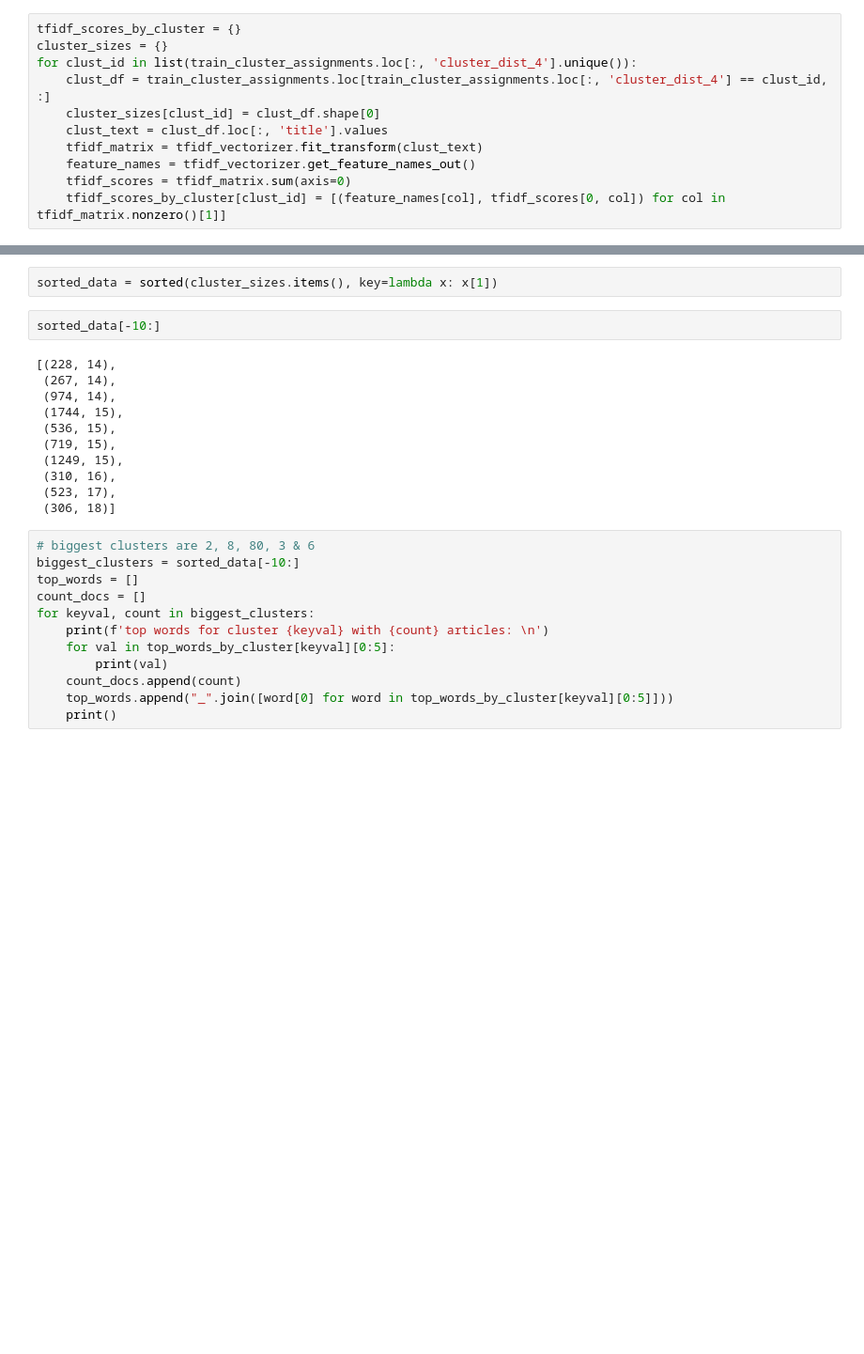
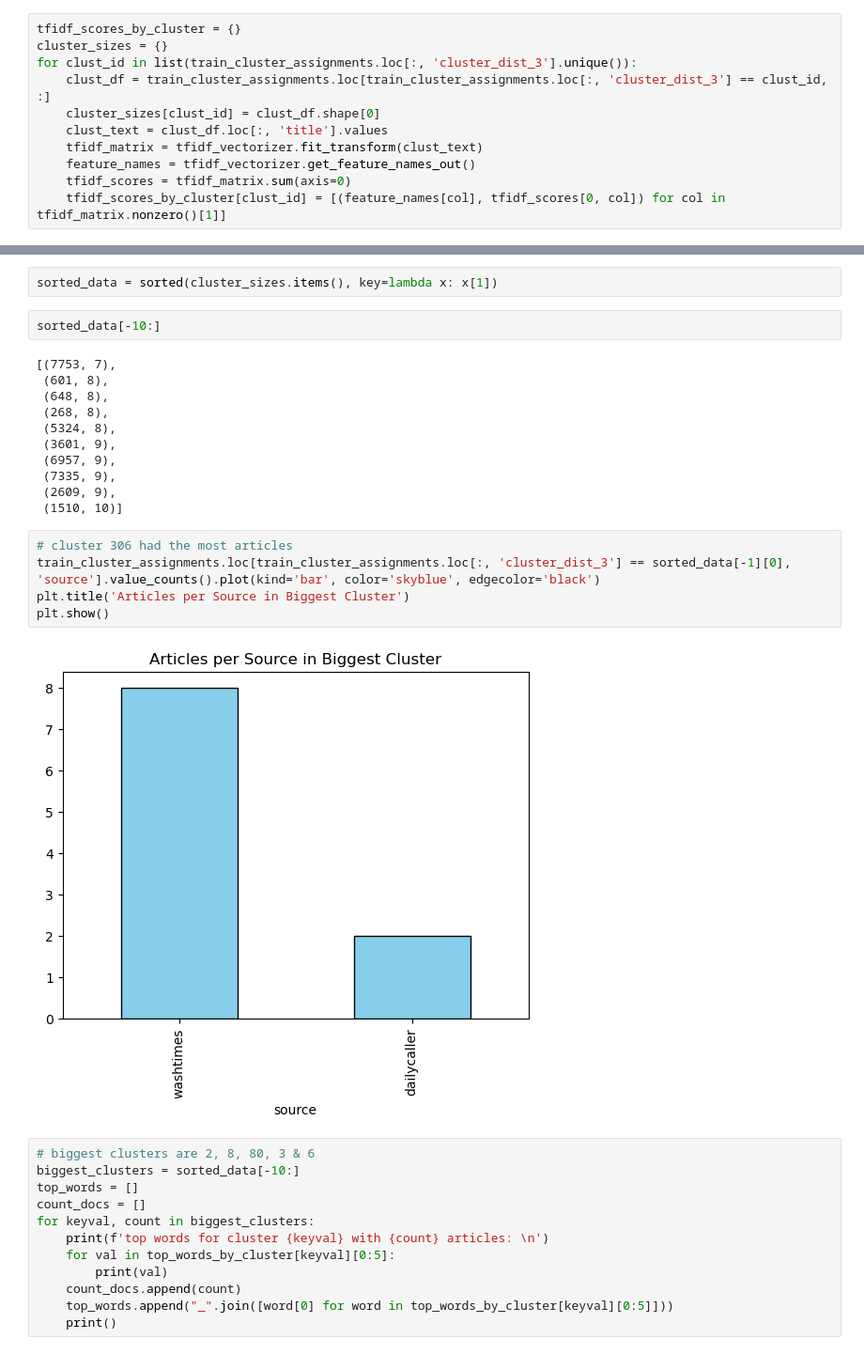
Before and after one commit to meganhmoore/LingoQuartet, a Jupyter notebook: notebooks/megans_hierarchical_part_2.ipynb, the cells around one changed output, grey strips where cells are left out. Shown at 94% size. Cells and saved outputs as stored; diff of their text form; blank space fills up the shorter version.

```diff
--- a/notebooks/megans_hierarchical_part_2.ipynb
+++ b/notebooks/megans_hierarchical_part_2.ipynb
@@ -305,8 +324,8 @@ tfidf_vectorizer = TfidfVectorizer(stop_words=list(stop_words))
 # %%
 tfidf_scores_by_cluster = {}
 cluster_sizes = {}
-for clust_id in list(train_cluster_assignments.loc[:, 'cluster_dist_4'].unique()):
-    clust_df = train_cluster_assignments.loc[train_cluster_assignments.loc[:, 'cluster_dist_4'] == clust_id, :]
+for clust_id in list(train_cluster_assignments.loc[:, 'cluster_dist_3'].unique()):
+    clust_df = train_cluster_assignments.loc[train_cluster_assignments.loc[:, 'cluster_dist_3'] == clust_id, :]
     cluster_sizes[clust_id] = clust_df.shape[0]
     clust_text = clust_df.loc[:, 'title'].values
     tfidf_matrix = tfidf_vectorizer.fit_transform(clust_text)
@@ -334,16 +353,23 @@ sorted_data = sorted(cluster_sizes.items(), key=lambda x: x[1])
 # %%
 sorted_data[-10:]
 # %% [output]
-[(228, 14),
- (267, 14),
- (974, 14),
- (1744, 15),
- (536, 15),
- (719, 15),
- (1249, 15),
- (310, 16),
- (523, 17),
- (306, 18)]
+[(7753, 7),
+ (601, 8),
+ (648, 8),
+ (268, 8),
+ (5324, 8),
+ (3601, 9),
+ (6957, 9),
+ (7335, 9),
+ (2609, 9),
+ (1510, 10)]
+# %%
+# cluster 306 had the most articles
+train_cluster_assignments.loc[train_cluster_assignments.loc[:, 'cluster_dist_3'] == sorted_data[-1][0], 'source'].value_counts().plot(kind='bar', color='skyblue', edgecolor='black')
+plt.title('Articles per Source in Biggest Cluster')
+plt.show()
+# %% [output]
+[figure, added]
 # %%
 # biggest clusters are 2, 8, 80, 3 & 6
 biggest_clusters = sorted_data[-10:]
```
Also changed, not shown: parts of 4 cells of this notebook, 2 other files.
